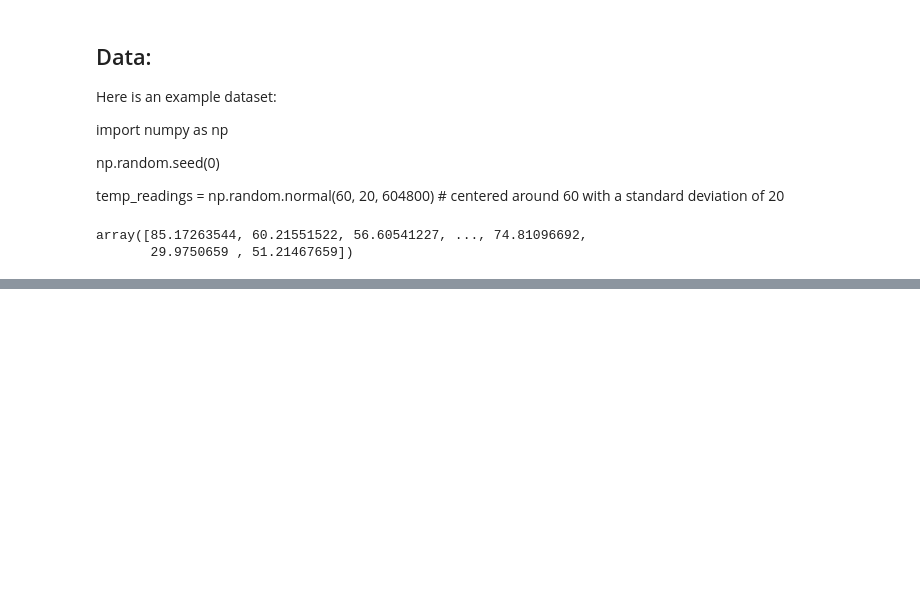
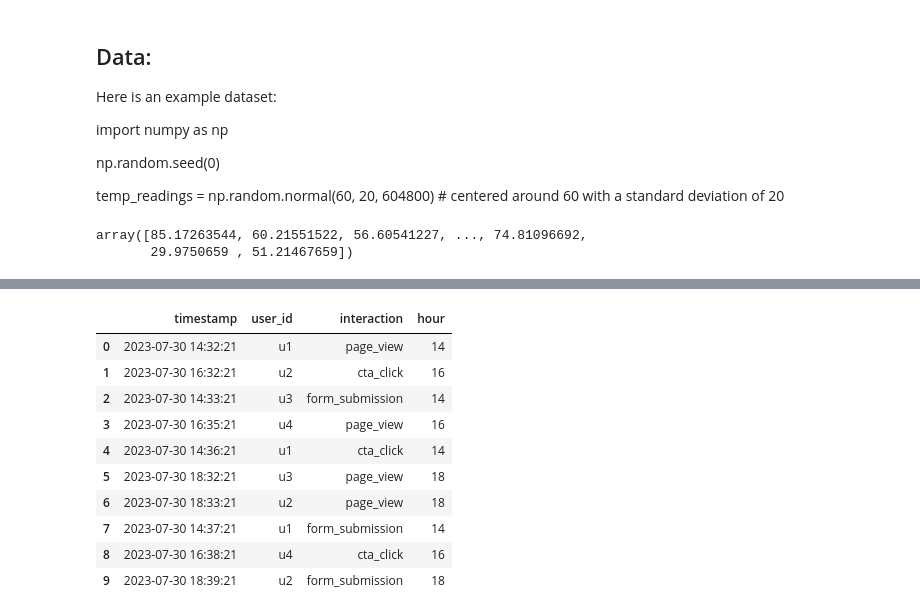
Before and after one commit to danmarino1/data_science_practice, a Jupyter notebook: python_generated_questions.ipynb, the cells around one changed output, grey strips where cells are left out. Cells and saved outputs as stored; diff of their text form; code cells hidden in the pictures; blank space fills up the shorter version.

```diff
--- a/python_generated_questions.ipynb
+++ b/python_generated_questions.ipynb
@@ -1748,0 +1812,21 @@ array([85.17263544, 60.21551522, 56.60541227, ..., 74.81096692,
+# %%
+import pandas as pd
+import json
+
+data = """
+[
+  {"timestamp": "2023-07-30 14:32:21", "user_id": "u1", "interaction": "page_view"},
+  {"timestamp": "2023-07-30 16:32:21", "user_id": "u2", "interaction": "cta_click"},
+  {"timestamp": "2023-07-30 14:33:21", "user_id": "u3", "interaction": "form_submission"},
+  {"timestamp": "2023-07-30 16:35:21", "user_id": "u4", "interaction": "page_view"},
+  {"timestamp": "2023-07-30 14:36:21", "user_id": "u1", "interaction": "cta_click"},
+  {"timestamp": "2023-07-30 18:32:21", "user_id": "u3", "interaction": "page_view"},
+  {"timestamp": "2023-07-30 18:33:21", "user_id": "u2", "interaction": "page_view"},
+  {"timestamp": "2023-07-30 14:37:21", "user_id": "u1", "interaction": "form_submission"},
+  {"timestamp": "2023-07-30 16:38:21", "user_id": "u4", "interaction": "cta_click"},
+  {"timestamp": "2023-07-30 18:39:21", "user_id": "u2", "interaction": "form_submission"}
+]
+"""
+#pandas dataframe from data
+data_python_object = json.loads(data)
+df = pd.DataFrame(data_python_object)
@@ -1748,0 +1847,2 @@ array([85.17263544, 60.21551522, 56.60541227, ..., 74.81096692,
+# %%
+df.timestamp = df.timestamp.astype('datetime64[ns]')
@@ -1748,0 +1851,15 @@ array([85.17263544, 60.21551522, 56.60541227, ..., 74.81096692,
+# %%
+df['hour'] = df['timestamp'].dt.hour
+df
+# %% [output]
+|  | timestamp | user_id | interaction | hour |
+| 0 | 2023-07-30 14:32:21 | u1 | page_view | 14 |
+| 1 | 2023-07-30 16:32:21 | u2 | cta_click | 16 |
+| 2 | 2023-07-30 14:33:21 | u3 | form_submission | 14 |
+| 3 | 2023-07-30 16:35:21 | u4 | page_view | 16 |
+| 4 | 2023-07-30 14:36:21 | u1 | cta_click | 14 |
+| 5 | 2023-07-30 18:32:21 | u3 | page_view | 18 |
+| 6 | 2023-07-30 18:33:21 | u2 | page_view | 18 |
+| 7 | 2023-07-30 14:37:21 | u1 | form_submission | 14 |
+| 8 | 2023-07-30 16:38:21 | u4 | cta_click | 16 |
+| 9 | 2023-07-30 18:39:21 | u2 | form_submission | 18 |
```
Also changed, not shown: parts of 9 cells of this notebook.
